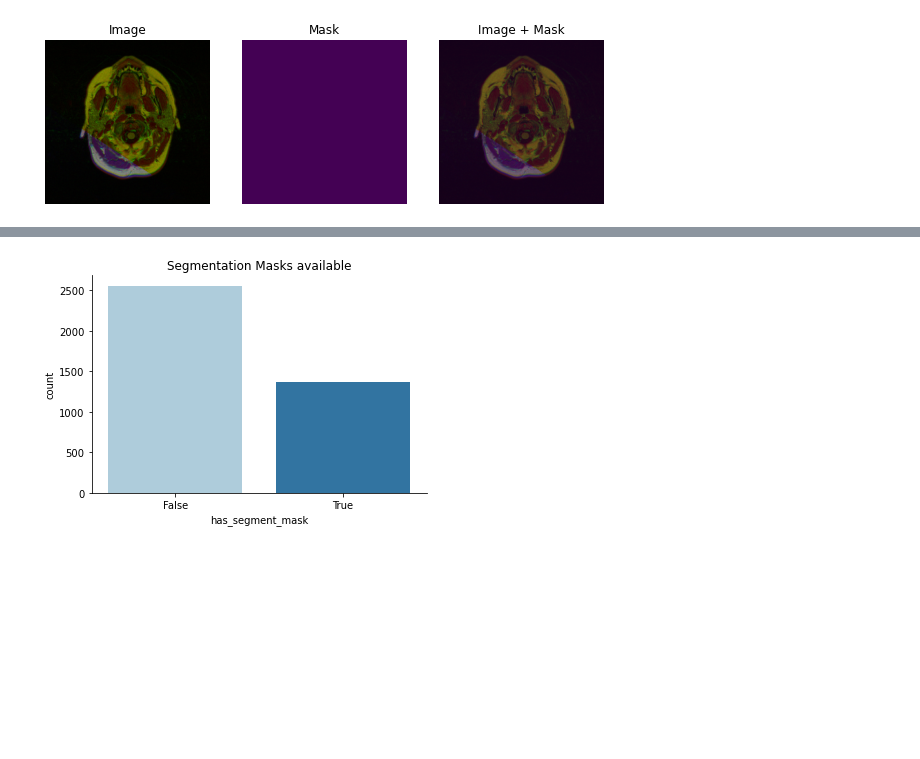
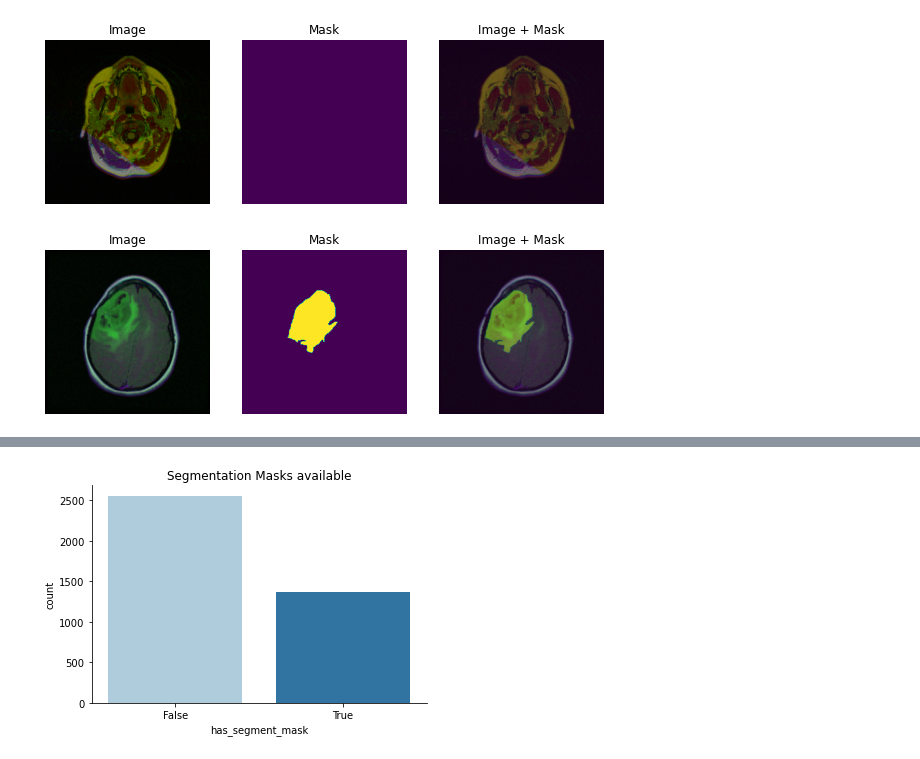
Before and after one commit to simsta1/brain-mri-semantic-segmentation, a Jupyter notebook: image_segment.ipynb, the cells around one changed output, grey strips where cells are left out. Saved outputs shown, nothing was run; the diff lists cells and outputs as text; code cells hidden in the pictures; blank space fills up the shorter version.

```diff
--- a/image_segment.ipynb
+++ b/image_segment.ipynb
@@ -112,6 +114,10 @@ def plot_one_image_mask(df: pd.DataFrame, img_name: str, path_masks: str = './ka
 plot_one_image_mask(df, 'TCGA_FG_7643_20021104_3.tif')
 # %% [output]
 [figure]
+# %%
+plot_one_image_mask(df, 'TCGA_DU_6408_19860521_36.tif')
+# %% [output]
+[figure, added]
 # %%
 PREPARE_DF = False
 
```
Also changed, not shown: parts of 13 cells of this notebook.
